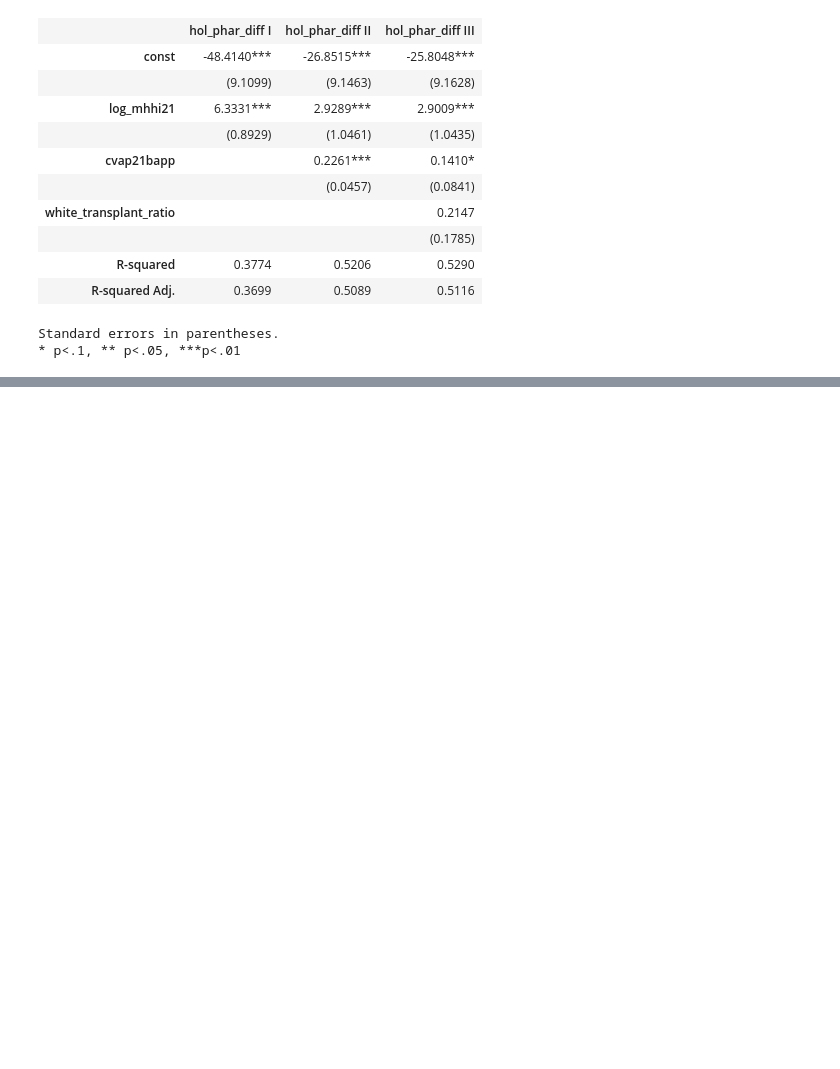
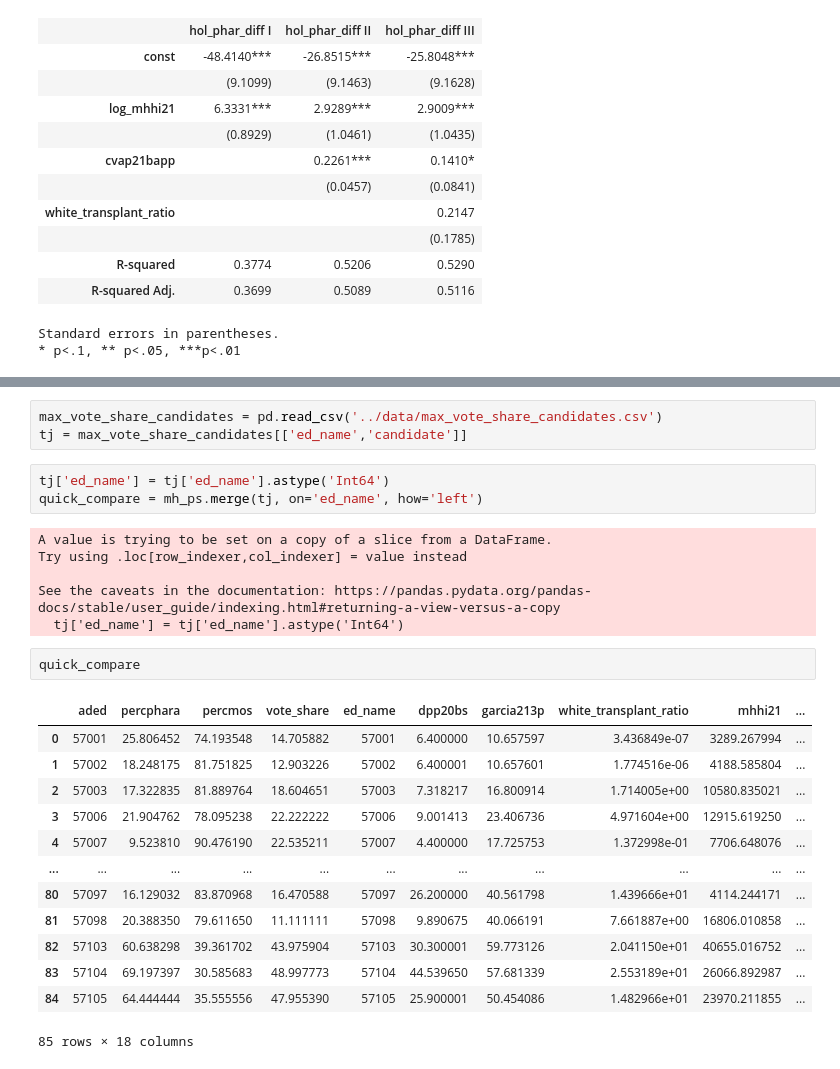
Before and after one commit to SamTGoodson/member_chapters, a Jupyter notebook: notebooks/district_35.ipynb, the cells around one changed output, grey strips where cells are left out. Drawn from its saved outputs; the diff is of its cells as text; blank space fills up the shorter version.

```diff
--- a/notebooks/district_35.ipynb
+++ b/notebooks/district_35.ipynb
@@ -159,0 +392,28 @@ Standard errors in parentheses.
+# %%
+max_vote_share_candidates = pd.read_csv('../data/max_vote_share_candidates.csv')
+tj = max_vote_share_candidates[['ed_name','candidate']]
+# %%
+tj['ed_name'] = tj['ed_name'].astype('Int64')
+quick_compare = mh_ps.merge(tj, on='ed_name', how='left')
+# %% [output]
+A value is trying to be set on a copy of a slice from a DataFrame.
+Try using .loc[row_indexer,col_indexer] = value instead
+
+See the caveats in the documentation: https://pandas.pydata.org/pandas-docs/stable/user_guide/indexing.html#returning-a-view-versus-a-copy
+  tj['ed_name'] = tj['ed_name'].astype('Int64')
+# %%
+quick_compare
+# %% [output]
+|  | aded | percphara | percmos | vote_share | ed_name | dpp20bs | garcia213p | white_transplant_ratio | mhhi21 | ... |
+| 0 | 57001 | 25.806452 | 74.193548 | 14.705882 | 57001 | 6.400000 | 10.657597 | 3.436849e-07 | 3289.267994 | ... |
+| 1 | 57002 | 18.248175 | 81.751825 | 12.903226 | 57002 | 6.400001 | 10.657601 | 1.774516e-06 | 4188.585804 | ... |
+| 2 | 57003 | 17.322835 | 81.889764 | 18.604651 | 57003 | 7.318217 | 16.800914 | 1.714005e+00 | 10580.835021 | ... |
+| 3 | 57006 | 21.904762 | 78.095238 | 22.222222 | 57006 | 9.001413 | 23.406736 | 4.971604e+00 | 12915.619250 | ... |
+| 4 | 57007 | 9.523810 | 90.476190 | 22.535211 | 57007 | 4.400000 | 17.725753 | 1.372998e-01 | 7706.648076 | ... |
+| ... | ... | ... | ... | ... | ... | ... | ... | ... | ... | ... |
+| 80 | 57097 | 16.129032 | 83.870968 | 16.470588 | 57097 | 26.200000 | 40.561798 | 1.439666e+01 | 4114.244171 | ... |
+| 81 | 57098 | 20.388350 | 79.611650 | 11.111111 | 57098 | 9.890675 | 40.066191 | 7.661887e+00 | 16806.010858 | ... |
+| 82 | 57103 | 60.638298 | 39.361702 | 43.975904 | 57103 | 30.300001 | 59.773126 | 2.041150e+01 | 40655.016752 | ... |
+| 83 | 57104 | 69.197397 | 30.585683 | 48.997773 | 57104 | 44.539650 | 57.681339 | 2.553189e+01 | 26066.892987 | ... |
+| 84 | 57105 | 64.444444 | 35.555556 | 47.955390 | 57105 | 25.900001 | 50.454086 | 1.482966e+01 | 23970.211855 | ... |
+85 rows × 18 columns
```
Also changed, not shown: parts of 51 cells of this notebook, 4 other files.
